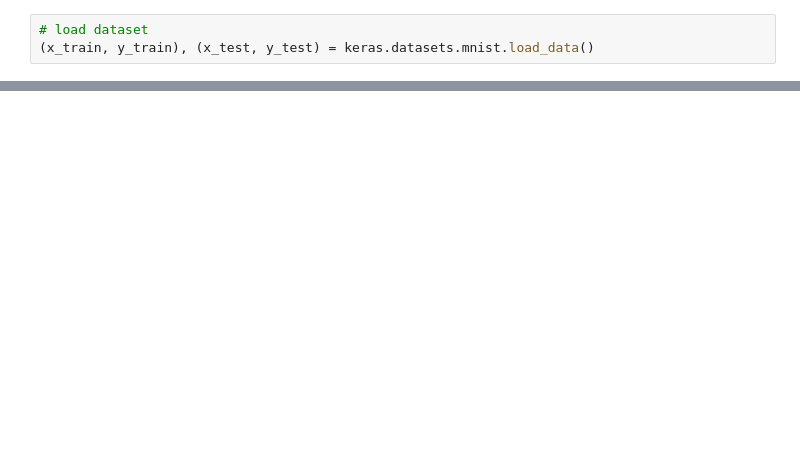
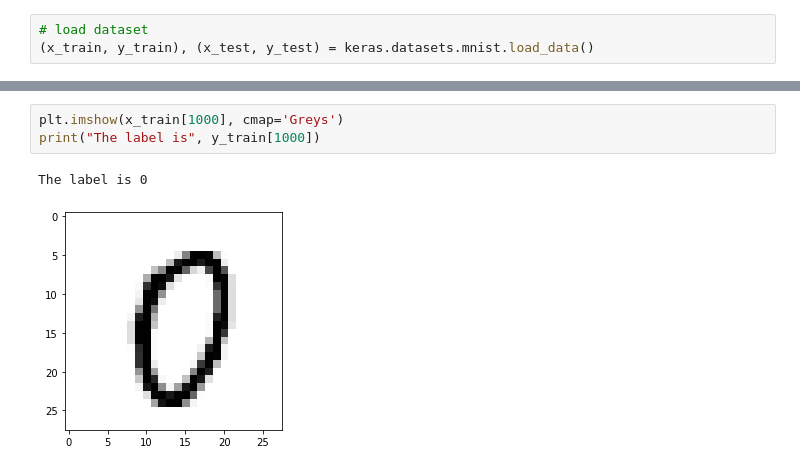
Before and after one commit to Hassan6678/Machine-Learning, a Jupyter notebook: Netural_Network.ipynb, the cells around one changed output, grey strips where cells are left out. Drawn from its saved outputs; the diff is of its cells as text; blank space fills up the shorter version.

Commit message:
model train

```diff
--- a/Netural_Network.ipynb
+++ b/Netural_Network.ipynb
@@ -184,0 +168,6 @@ array([[  0,   0,   0,   0,   0,   0,   0,   0,   0,   0,   0,   0,   0,
+# %%
+plt.imshow(x_train[1000], cmap='Greys')
+print("The label is", y_train[1000])
+# %% [output]
+The label is 0
+[figure, added]
```
Also changed, not shown: parts of 10 cells of this notebook.
